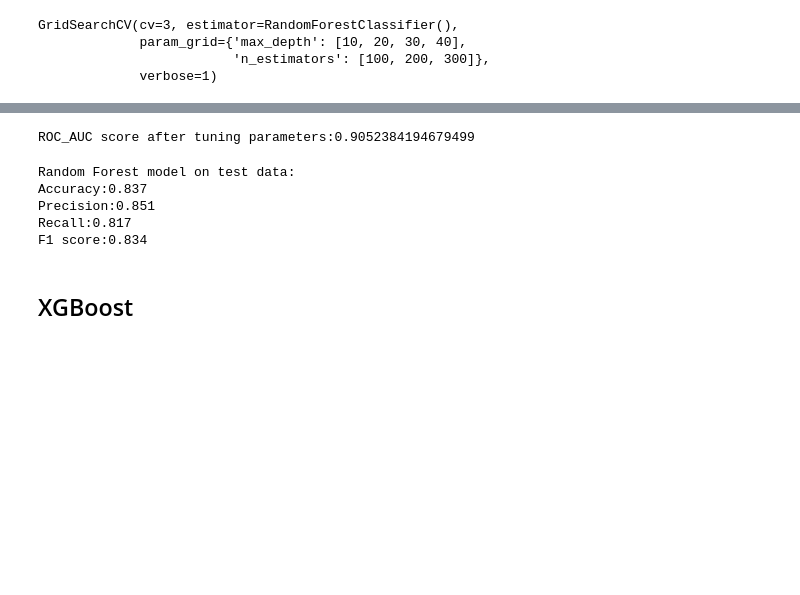
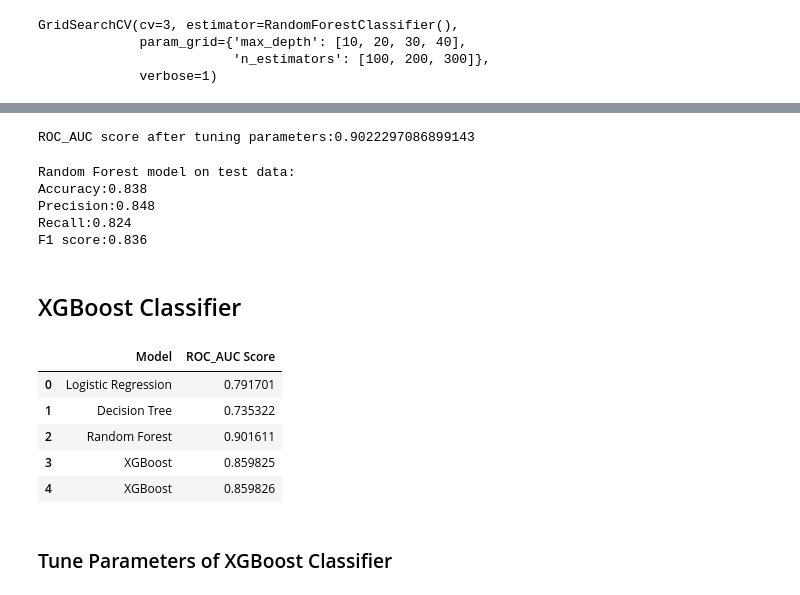
Before and after one commit to KK-Niraj/Credit-Card-Default-Prediction, a Jupyter notebook: Credit_Card_Default_Prediction_Capstone_Project.ipynb, the cells around one changed output, grey strips where cells are left out. Cells and saved outputs as stored; diff of their text form; code cells hidden in the pictures; blank space fills up the shorter version.

```diff
--- a/Credit_Card_Default_Prediction_Capstone_Project.ipynb
+++ b/Credit_Card_Default_Prediction_Capstone_Project.ipynb
@@ -677,10 +680,10 @@ def run_random_forest():
   clf_rf = RandomForestClassifier()
 
   # Fit the model
-  clf_rf.fit(X_train_std, y_train)
+  clf_rf.fit(X_train, y_train)
 
   # Use model's default parameters to get cross validation score
-  scores = cross_val_score(clf_rf, X_train_std, y_train, scoring ="roc_auc", cv = 5)
+  scores = cross_val_score(clf_rf, X_train, y_train, scoring ="roc_auc", cv = 5)
   roc_auc_rf = np.mean(scores)
 
   return "Random Forest", roc_auc_rf
@@ -730,24 +733,24 @@ rf_best = RandomForestClassifier(max_depth = 30, n_estimators = 100)
 rf_optimal = rf_best.fit(X_train_std, y_train)
 # %%
 # Get ROC_AUC score of tuned model on training data
-scores_tuned = cross_val_score(rf_optimal, X_train_std, y_train, scoring = "roc_auc", cv = 5)
+scores_tuned = cross_val_score(rf_optimal, X_train, y_train, scoring = "roc_auc", cv = 5)
 roc_auc_rf_best = np.mean(scores_tuned)
 
 print(f'ROC_AUC score after tuning parameters:{roc_auc_rf_best}')
 # %% [output]
-ROC_AUC score after tuning parameters:0.9052384194679499
+ROC_AUC score after tuning parameters:0.9022297086899143
 # %%
-# Calculate accuracy, precision, recall and F1 score of Decision Tree model
+# Calculate accuracy, precision, recall and F1 score of Random Forest model
 print('Random Forest model on test data:')
-get_pre_rec_f1(rf_optimal, X_test_std, y_test)
+get_pre_rec_f1(rf_optimal, X_test, y_test)
 # %% [output]
 Random Forest model on test data:
-Accuracy:0.837
-Precision:0.851
-Recall:0.817
-F1 score:0.834
+Accuracy:0.838
+Precision:0.848
+Recall:0.824
+F1 score:0.836
 # %% [markdown]
-## XGBoost
+## XGBoost Classifier
 # %%
 def run_xgboost():
   '''
@@ -760,10 +763,10 @@ def run_xgboost():
   clf_xgb = XGBClassifier()
 
   # Fit the model
-  clf_xgb.fit(X_train_std, y_train)
+  clf_xgb.fit(X_train, y_train)
 
   # Use model's default parameters to get cross validation score
-  scores = cross_val_score(clf_xgb, X_train_std, y_train, scoring ="roc_auc", cv = 5)
+  scores = cross_val_score(clf_xgb, X_train, y_train, scoring ="roc_auc", cv = 5)
   roc_auc_xgb = np.mean(scores)
 
   return "XGBoost", roc_auc_xgb
@@ -769,0 +775,13 @@ def run_xgboost():
+# %%
+# Storing the value in dataframe for XGBoost model.
+model_result.append(run_xgboost())
+pd.DataFrame(model_result, columns = ["Model", "ROC_AUC Score"])
+# %% [output]
+|  | Model | ROC_AUC Score |
+| 0 | Logistic Regression | 0.791701 |
+| 1 | Decision Tree | 0.735322 |
+| 2 | Random Forest | 0.901611 |
+| 3 | XGBoost | 0.859825 |
+| 4 | XGBoost | 0.859826 |
+# %% [markdown]
+### Tune Parameters of XGBoost Classifier
```
Also changed, not shown: parts of 27 cells of this notebook.
